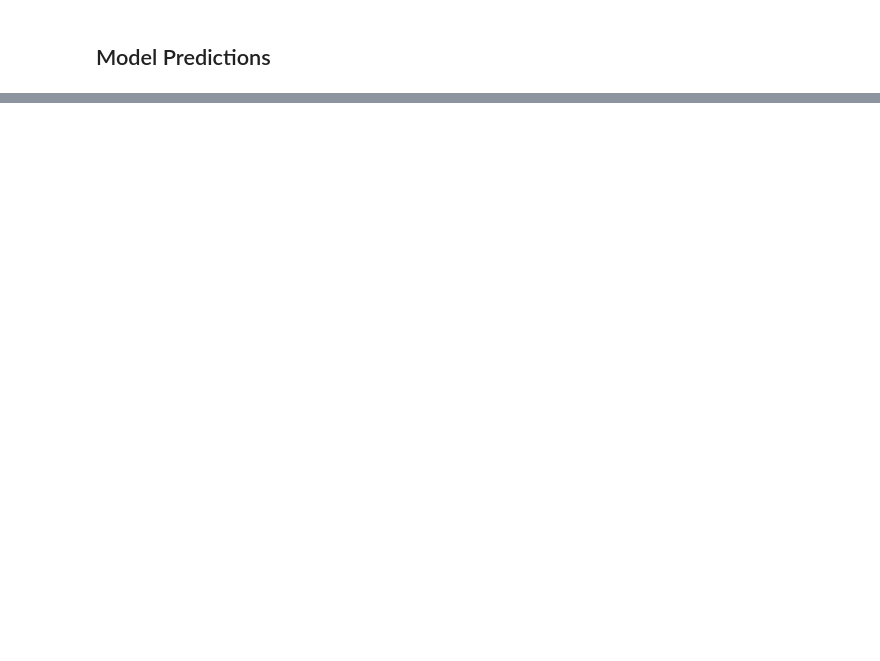
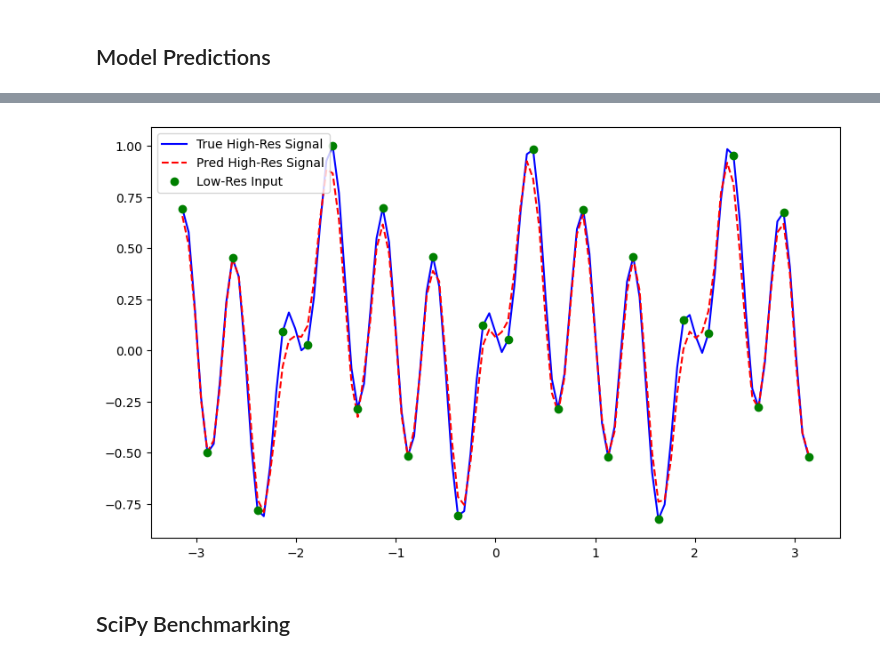
Before and after one commit to ieadoboe/effective-waffle, a Jupyter notebook: beginner6_func_interpolation.ipynb, the cells around one changed output, grey strips where cells are left out. Cells and saved outputs as stored; diff of their text form; code cells hidden in the pictures; blank space fills up the shorter version.

```diff
--- a/beginner6_func_interpolation.ipynb
+++ b/beginner6_func_interpolation.ipynb
@@ -118,0 +119,15 @@ pred = model.predict(test_lr)
+# %%
+sample_index = np.random.randint(pred.shape[0])
+
+plt.figure(figsize=(10, 6))
+plt.plot(x, test_hr[sample_index], label="True High-Res Signal", color="blue")
+plt.plot(
+    x, pred[sample_index], label="Pred High-Res Signal", linestyle="--", color="red"
+)
+plt.plot(x_lr, test_lr[sample_index], "o", label="Low-Res Input", color="green")
+plt.legend()
+plt.show()
+# %% [output]
+[figure, added]
+# %% [markdown]
+## SciPy Benchmarking
```
Also changed, not shown: parts of 20 cells of this notebook.
